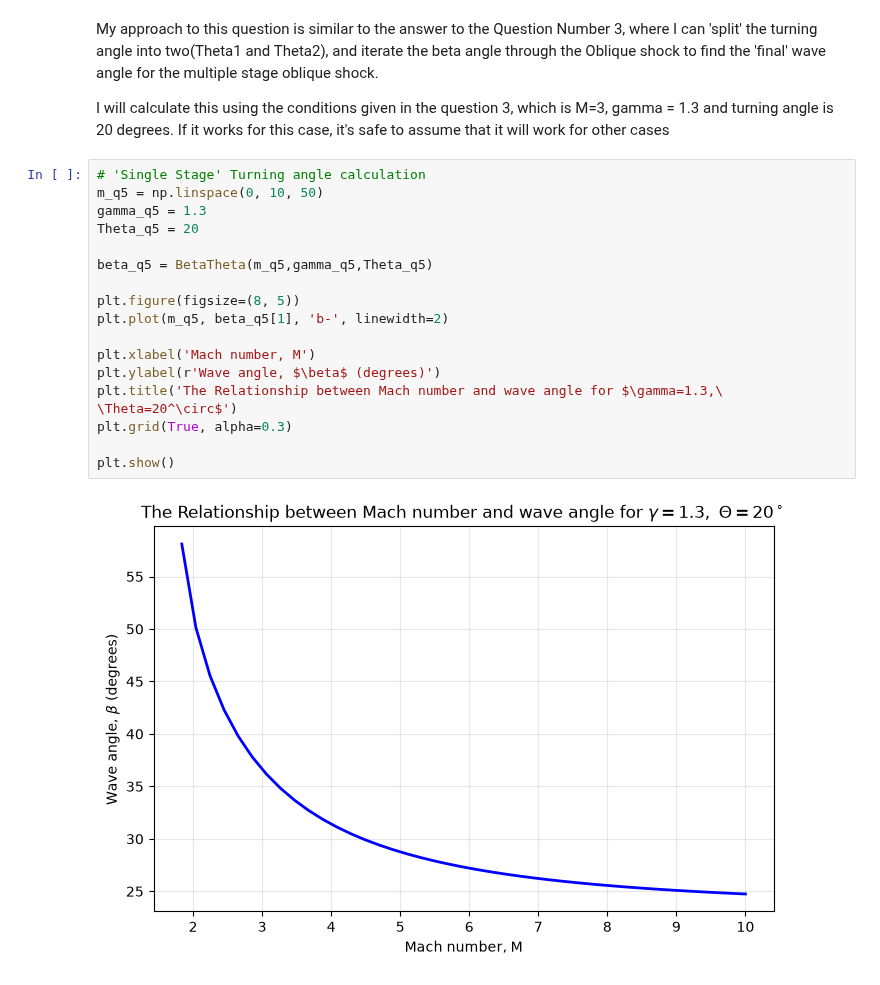
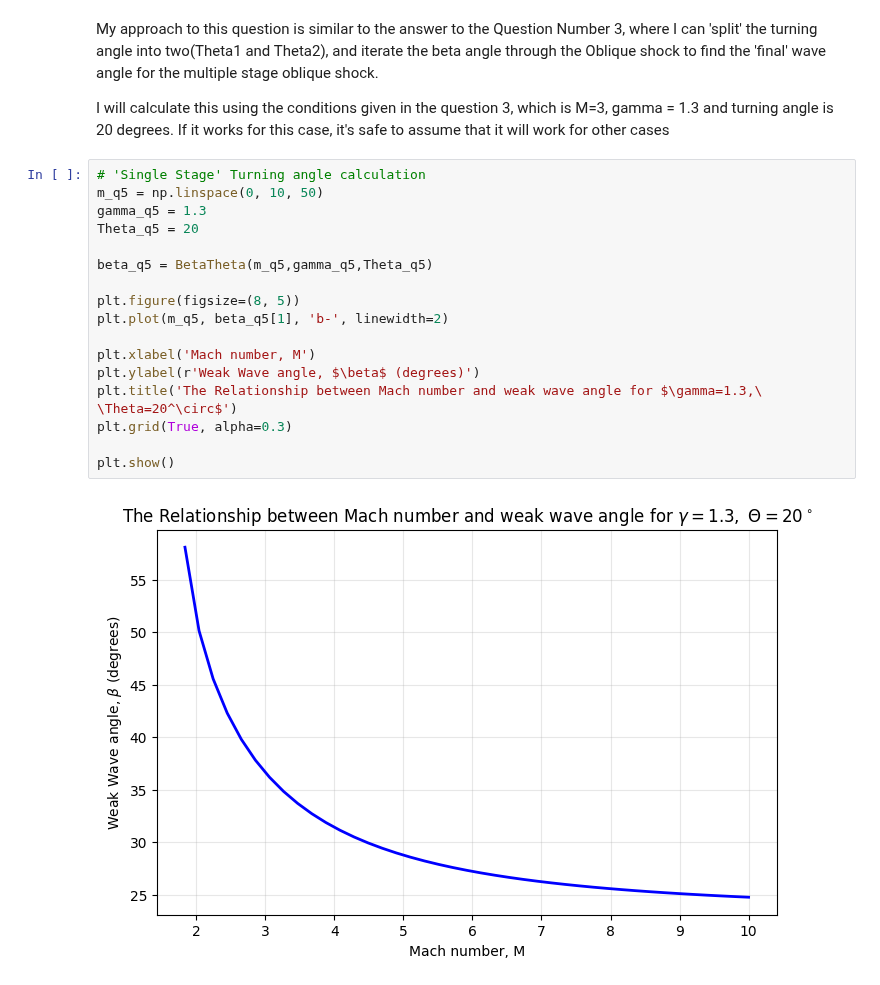
Before and after one commit to DanielKim0208/ME-433RocketScience, a Jupyter notebook: HW3/HW3.ipynb, the cells around one changed output. Drawn from its saved outputs; the diff is of its cells as text.

```diff
--- a/HW3/HW3.ipynb
+++ b/HW3/HW3.ipynb
@@ -228,22 +230,22 @@ I will calculate this using the conditions given in the question 3, which is M=3
 # %%
 # 'Single Stage' Turning angle calculation
 m_q5 = np.linspace(0, 10, 50)
 gamma_q5 = 1.3
 Theta_q5 = 20
 
 beta_q5 = BetaTheta(m_q5,gamma_q5,Theta_q5)
 
 plt.figure(figsize=(8, 5))
 plt.plot(m_q5, beta_q5[1], 'b-', linewidth=2)
 
 plt.xlabel('Mach number, M')
-plt.ylabel(r'Wave angle, $\beta$ (degrees)')
-plt.title('The Relationship between Mach number and wave angle for $\gamma=1.3,\ \Theta=20^\circ$')
+plt.ylabel(r'Weak Wave angle, $\beta$ (degrees)')
+plt.title('The Relationship between Mach number and weak wave angle for $\gamma=1.3,\ \Theta=20^\circ$')
 plt.grid(True, alpha=0.3)
 
 plt.show()
 # %% [output]
-[figure, old version]
+[figure, new version]
 # %% [markdown]
 It can be shown that the turning angle Beta Decreases as the Mach number decreases in nonlinear function.
 
```
Also changed, not shown: parts of 5 cells of this notebook.
